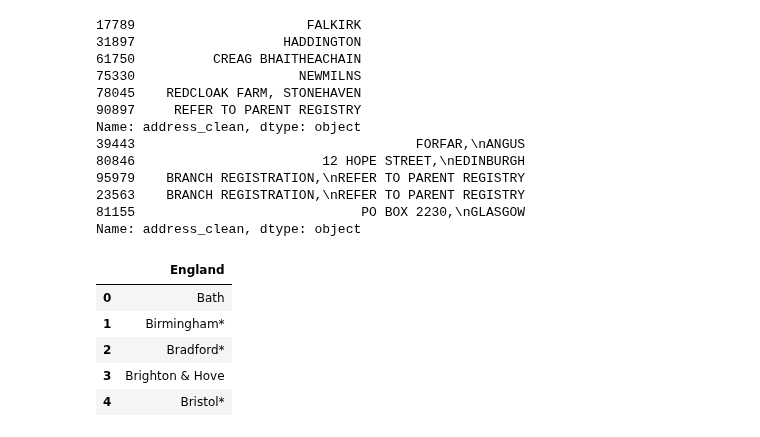
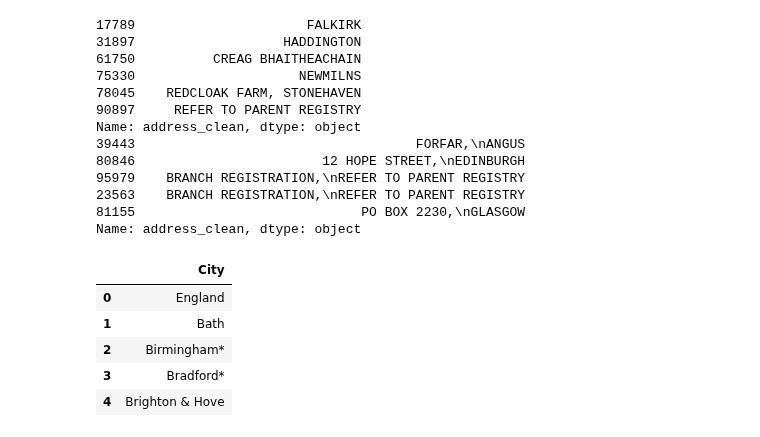
Before and after one commit to jeremysb1/data_analysis_projects, a Jupyter notebook: customer_geographies.ipynb, the cells around one changed output. Saved outputs shown, nothing was run; the diff lists cells and outputs as text; code cells hidden in the pictures.

Commit message:
cleaned customer data

```diff
--- a/customer_geographies.ipynb
+++ b/customer_geographies.ipynb
@@ -92,12 +92,12 @@ Name: address_clean, dtype: object
 81155                             PO BOX 2230,\nGLASGOW
 Name: address_clean, dtype: object
 # %%
-cities = pd.read_csv("/content/drive/MyDrive/Data Analysis Projects/Project 1/cities.csv")
+cities = pd.read_csv("/content/drive/MyDrive/Data Analysis Projects/Project 1/cities - cities.csv")
 cities.head()
 # %% [output]
-|  | England |
-| 0 | Bath |
-| 1 | Birmingham* |
-| 2 | Bradford* |
-| 3 | Brighton & Hove |
-| 4 | Bristol* |
+|  | City |
+| 0 | England |
+| 1 | Bath |
+| 2 | Birmingham* |
+| 3 | Bradford* |
+| 4 | Brighton & Hove |
```
Also changed, not shown: parts of 2 cells of this notebook.
